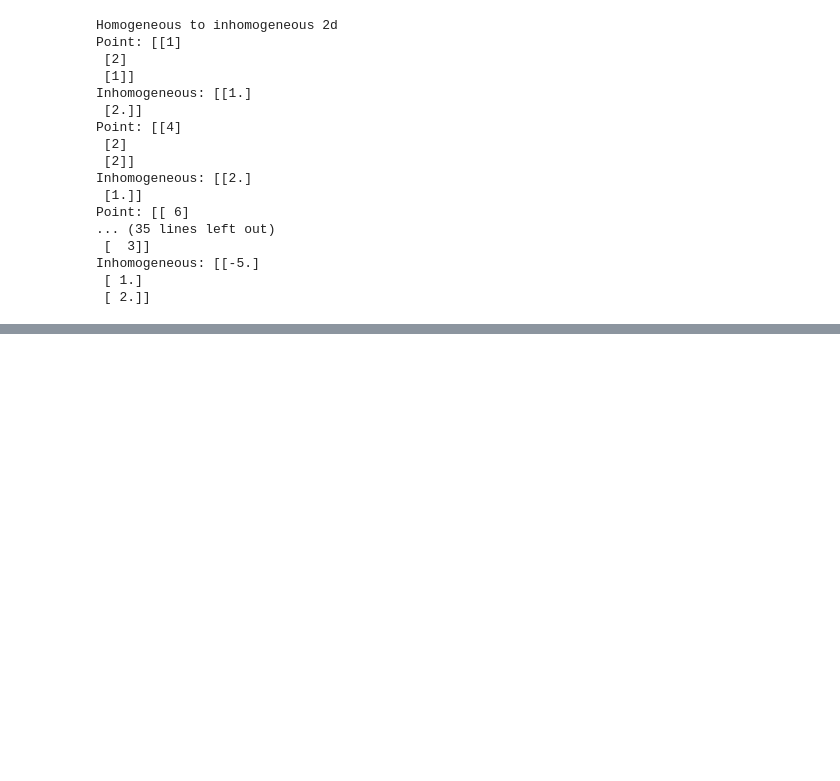
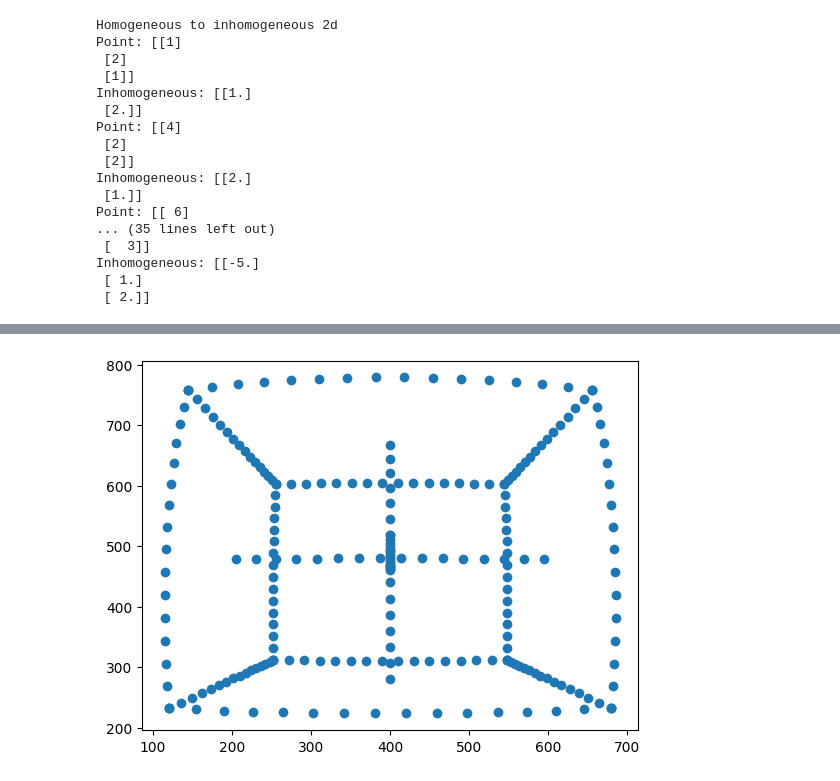
Before and after one commit to nielsenchristianole/cv_notes, a Jupyter notebook: excercises/work.ipynb, the cells around one changed output, grey strips where cells are left out. Cells and saved outputs as stored; diff of their text form; code cells hidden in the pictures; blank space fills up the shorter version.

```diff
--- a/excercises/work.ipynb
+++ b/excercises/work.ipynb
@@ -130,0 +231,9 @@ plt.show()
+# %%
+r_coefs = [-0.2]
+
+p_d = Pi(projectpoints(K, R, t, Q, radial_dist_factors=r_coefs))
+
+plt.scatter(*p_d)
+plt.show()
+# %% [output]
+[figure, added]
```
Also changed, not shown: parts of 16 cells of this notebook, 2 other files.
